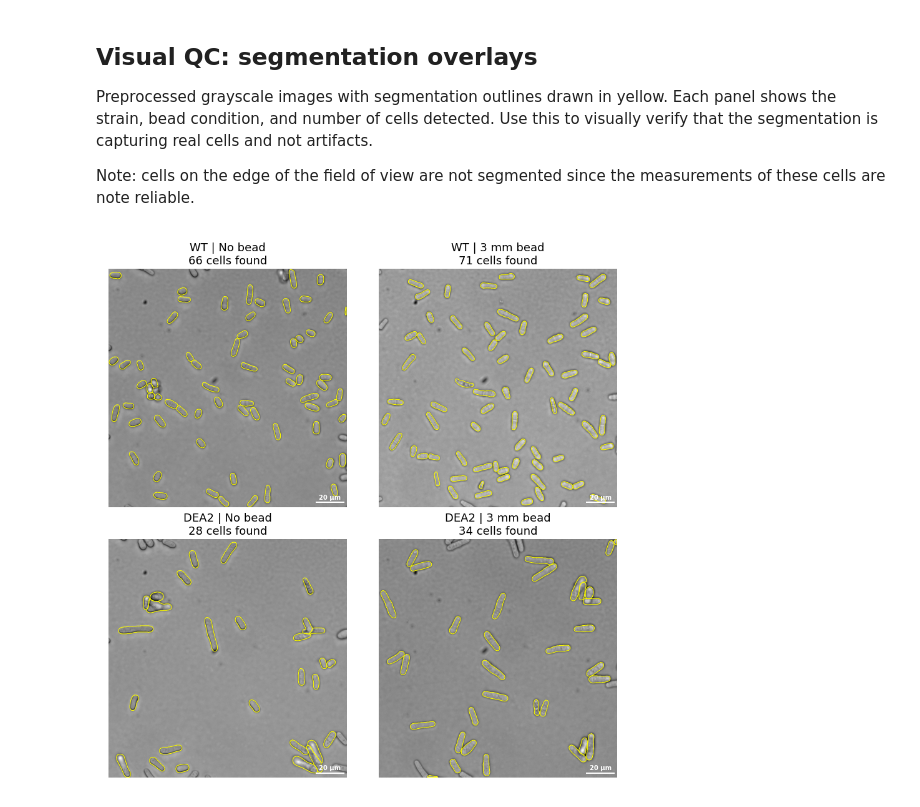
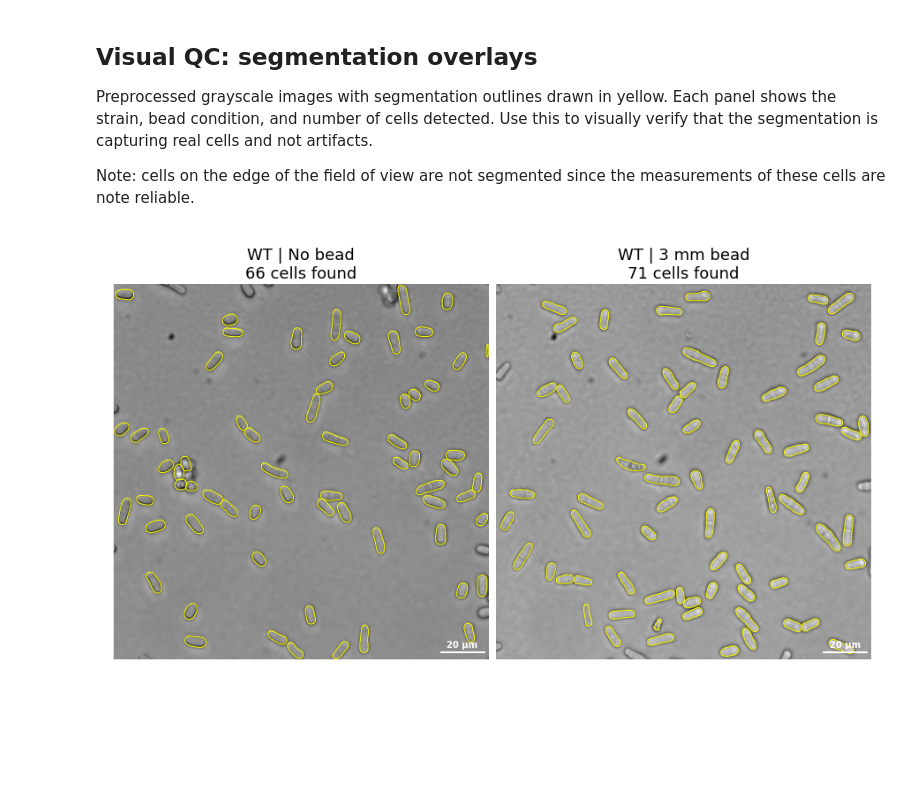
Before and after one commit to Arcadia-Science/beads-cell-growth, a Jupyter notebook: notebooks/segmentation-example.ipynb, the cells around one changed output. Drawn from its saved outputs; the diff is of its cells as text; code cells hidden in the pictures; blank space fills up the shorter version.

```diff
--- a/notebooks/segmentation-example.ipynb
+++ b/notebooks/segmentation-example.ipynb
@@ -179,7 +169,6 @@ Note: cells on the edge of the field of view are not segmented since the measure
 # %%
 # Create figure
 fig, axes = plt.subplots(
-    nrows=2,
     ncols=2,
     figsize=(12, 12),
     layout="constrained",
@@ -202,31 +191,31 @@ for i, row in sample_metadata.iterrows():
 
     # Add a 20 µm scale bar to each subplot
     scalebar_um = 20
     scalebar_pixels = int(scalebar_um / pixel_size_um)
     # Position: 10 pixels from bottom right
     x0 = preprocessed.shape[1] - (scalebar_pixels + 10)
     y0 = preprocessed.shape[0] - 20
     ax.plot(
         [x0, x0 + scalebar_pixels],
         [y0, y0],
         color="white",
         linewidth=2,
         solid_capstyle="butt",
     )
     ax.text(
         x0 + scalebar_pixels // 2,
         y0 - 10,
         f"{scalebar_um} µm",
         color="white",
         ha="center",
         va="bottom",
         fontsize=10,
         fontweight="bold",
     )
 
     bead_str = f"{bead_size_mm} mm bead" if bead_size_mm != "none" else "No bead"
     title = f"{strain} | {bead_str}\n{mask.num_cells} cells found"
     ax.set_title(title, y=0.98)
     ax.axis("off")
 # %% [output]
-[figure, old version]
+[figure, new version]
```
Also changed, not shown: parts of 3 cells of this notebook.
